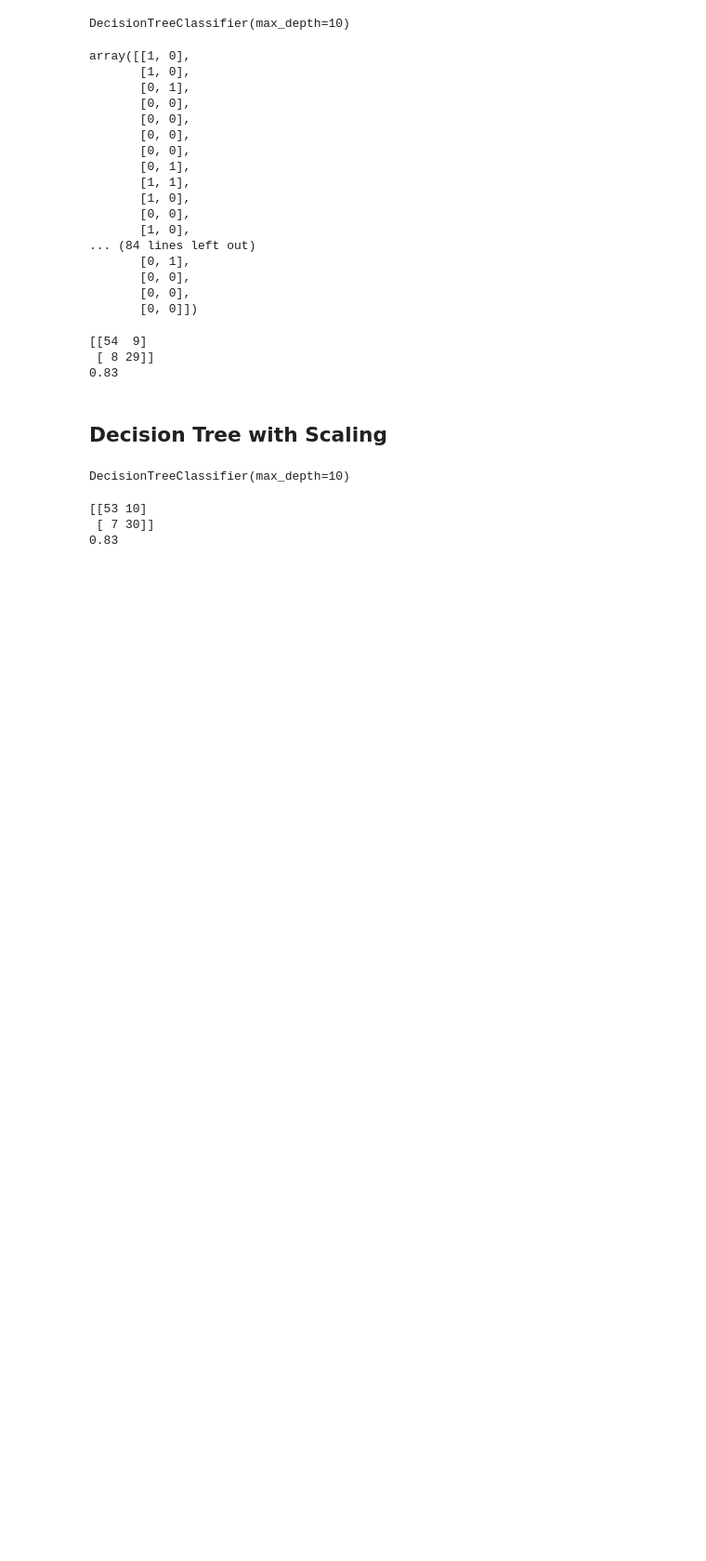
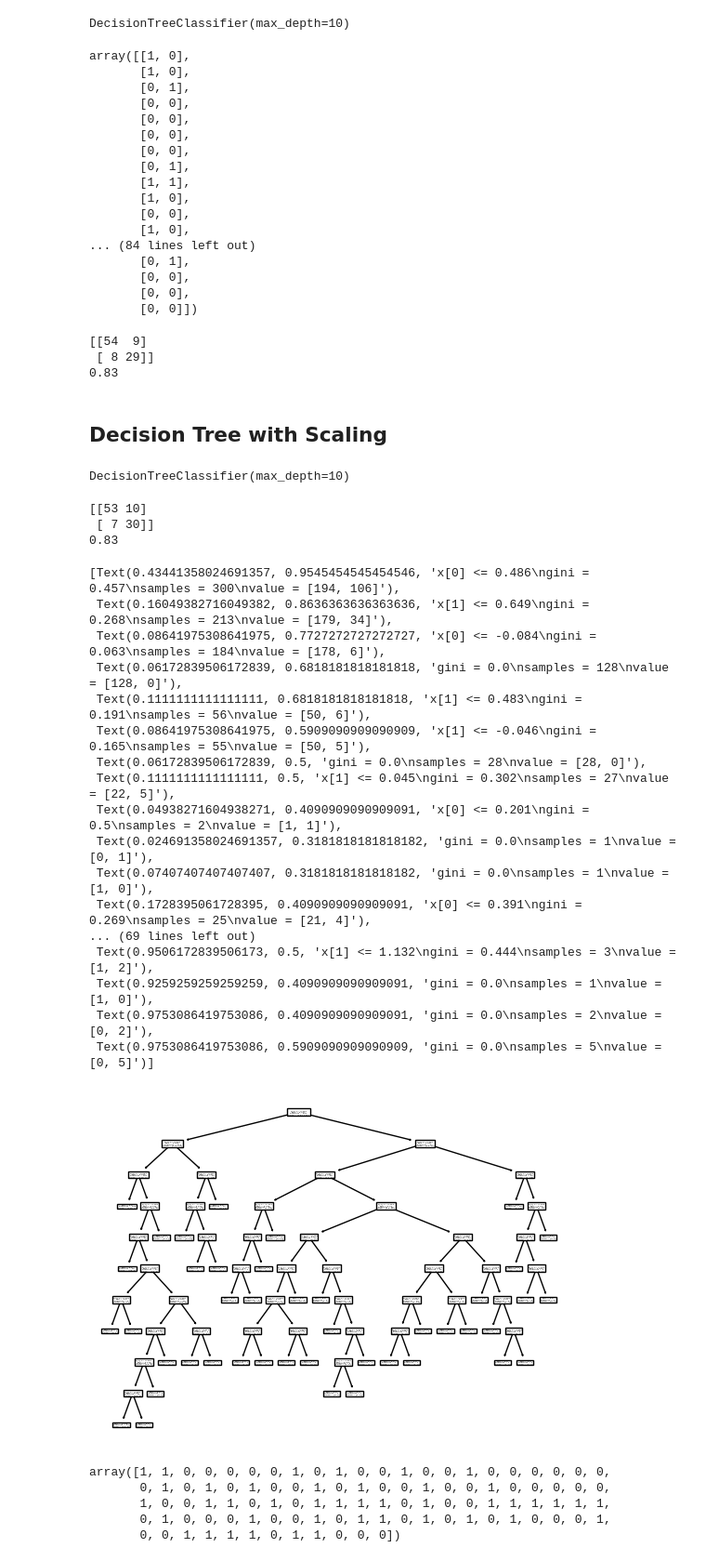
Before and after one commit to beercafeguy/PyMLLab, a Jupyter notebook: ML_A_Z/classification/decision_tree_classifier_simple.ipynb, the cells around one changed output. Shown at 93% size. Cells and saved outputs as stored; diff of their text form; code cells hidden in the pictures; blank space fills up the shorter version.

```diff
--- a/ML_A_Z/classification/decision_tree_classifier_simple.ipynb
+++ b/ML_A_Z/classification/decision_tree_classifier_simple.ipynb
@@ -82,3 +91,40 @@ print(accuracy_score(y_test,y_pred))
 [[53 10]
  [ 7 30]]
 0.83
+# %%
+from sklearn.tree import plot_tree
+plot_tree(dtc)
+# %% [output]
+[Text(0.43441358024691357, 0.9545454545454546, 'x[0] <= 0.486\ngini = 0.457\nsamples = 300\nvalue = [194, 106]'),
+ Text(0.16049382716049382, 0.8636363636363636, 'x[1] <= 0.649\ngini = 0.268\nsamples = 213\nvalue = [179, 34]'),
+ Text(0.08641975308641975, 0.7727272727272727, 'x[0] <= -0.084\ngini = 0.063\nsamples = 184\nvalue = [178, 6]'),
+ Text(0.06172839506172839, 0.6818181818181818, 'gini = 0.0\nsamples = 128\nvalue = [128, 0]'),
+ Text(0.1111111111111111, 0.6818181818181818, 'x[1] <= 0.483\ngini = 0.191\nsamples = 56\nvalue = [50, 6]'),
+ Text(0.08641975308641975, 0.5909090909090909, 'x[1] <= -0.046\ngini = 0.165\nsamples = 55\nvalue = [50, 5]'),
+ Text(0.06172839506172839, 0.5, 'gini = 0.0\nsamples = 28\nvalue = [28, 0]'),
+ Text(0.1111111111111111, 0.5, 'x[1] <= 0.045\ngini = 0.302\nsamples = 27\nvalue = [22, 5]'),
+ Text(0.04938271604938271, 0.4090909090909091, 'x[0] <= 0.201\ngini = 0.5\nsamples = 2\nvalue = [1, 1]'),
+ Text(0.024691358024691357, 0.3181818181818182, 'gini = 0.0\nsamples = 1\nvalue = [0, 1]'),
+ Text(0.07407407407407407, 0.3181818181818182, 'gini = 0.0\nsamples = 1\nvalue = [1, 0]'),
+ Text(0.1728395061728395, 0.4090909090909091, 'x[0] <= 0.391\ngini = 0.269\nsamples = 25\nvalue = [21, 4]'),
+... (69 lines left out)
+ Text(0.9506172839506173, 0.5, 'x[1] <= 1.132\ngini = 0.444\nsamples = 3\nvalue = [1, 2]'),
+ Text(0.9259259259259259, 0.4090909090909091, 'gini = 0.0\nsamples = 1\nvalue = [1, 0]'),
+ Text(0.9753086419753086, 0.4090909090909091, 'gini = 0.0\nsamples = 2\nvalue = [0, 2]'),
+ Text(0.9753086419753086, 0.5909090909090909, 'gini = 0.0\nsamples = 5\nvalue = [0, 5]')]
+[figure, added]
+# %%
+# Step 2: Make an instance of the Model
+clf = DecisionTreeClassifier(max_depth = 2,
+                             random_state = 0)
+# Step 3: Train the model on the data
+clf.fit(X_train, y_train)
+# Step 4: Predict labels of unseen (test) data
+# Not doing this step in the tutorial
+clf.predict(X_test)
+# %% [output]
+array([1, 1, 0, 0, 0, 0, 0, 1, 0, 1, 0, 0, 1, 0, 0, 1, 0, 0, 0, 0, 0, 0,
+       0, 1, 0, 1, 0, 1, 0, 0, 1, 0, 1, 0, 0, 1, 0, 0, 1, 0, 0, 0, 0, 0,
+       1, 0, 0, 1, 1, 0, 1, 0, 1, 1, 1, 1, 0, 1, 0, 0, 1, 1, 1, 1, 1, 1,
+       0, 1, 0, 0, 0, 1, 0, 0, 1, 0, 1, 1, 0, 1, 0, 1, 0, 1, 0, 0, 0, 1,
+       0, 0, 1, 1, 1, 1, 0, 1, 1, 0, 0, 0])
```
Also changed, not shown: parts of 3 cells of this notebook.
